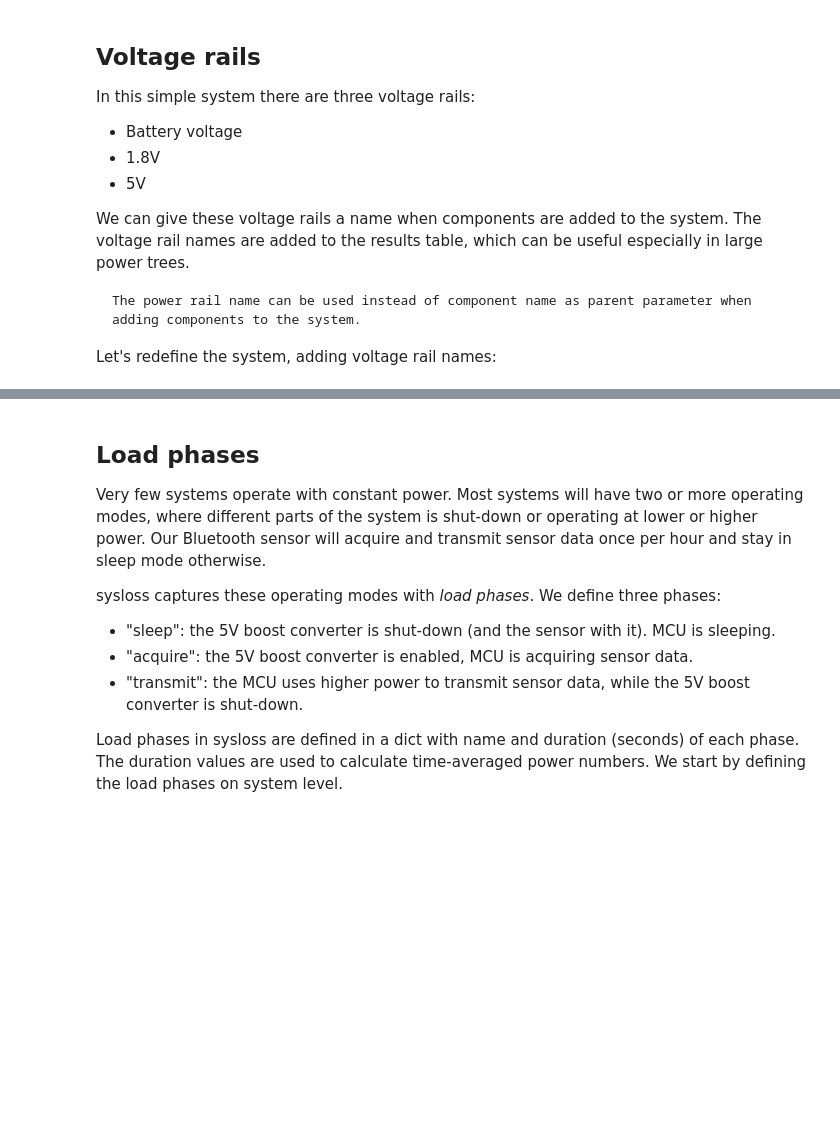
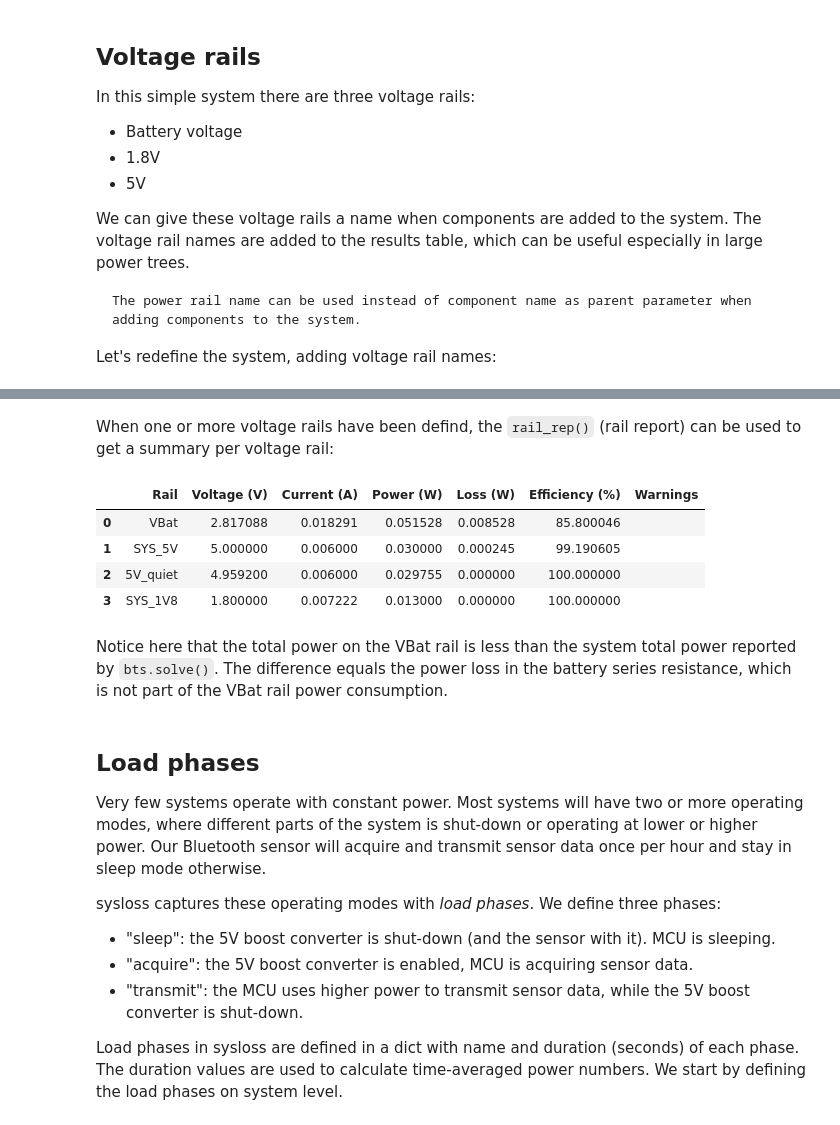
Before and after one commit to geddy11/sysloss, a Jupyter notebook: docs/nb/Bluetooth sensor.ipynb, the cells around one changed output, grey strips where cells are left out. Drawn from its saved outputs; the diff is of its cells as text; code cells hidden in the pictures; blank space fills up the shorter version.

```diff
--- a/docs/nb/Bluetooth sensor.ipynb
+++ b/docs/nb/Bluetooth sensor.ipynb
@@ -96,6 +96,18 @@ bts.solve()
 | 4 | Buck 1.8V | CONVERTER | VBat | 2.817088 | 1.8 | SYS_1V8 | 0.005304 | 0.007222 | 0.014943 | 0.001943 | ... |
 | 5 | MCU | LOAD | SYS_1V8 | 1.8 | 0.0 |  | 0.007222 | 0.0 | 0.013 | 0.0 | ... |
 | 6 | System total |  |  |  |  |  |  | 0.018291 | 0.054874 | 0.012118 | ... |
+# %% [markdown]
+When one or more voltage rails have been defind, the `rail_rep()` (rail report) can be used to get a summary per voltage rail:
+# %%
+bts.rail_rep()
+# %% [output]
+|  | Rail | Voltage (V) | Current (A) | Power (W) | Loss (W) | Efficiency (%) | Warnings |
+| 0 | VBat | 2.817088 | 0.018291 | 0.051528 | 0.008528 | 85.800046 |  |
+| 1 | SYS_5V | 5.000000 | 0.006000 | 0.030000 | 0.000245 | 99.190605 |  |
+| 2 | 5V_quiet | 4.959200 | 0.006000 | 0.029755 | 0.000000 | 100.000000 |  |
+| 3 | SYS_1V8 | 1.800000 | 0.007222 | 0.013000 | 0.000000 | 100.000000 |  |
+# %% [markdown]
+Notice here that the total power on the VBat rail is less than the system total power reported by `bts.solve()`. The difference equals the power loss in the battery series resistance, which is not part of the VBat rail power consumption.
 # %% [markdown]
 ## Load phases
 Very few systems operate with constant power. Most systems will have two or more operating modes, where different parts of the system is shut-down or operating at lower or higher power. Our Bluetooth sensor will acquire and transmit sensor data once per hour and stay in sleep mode otherwise.
```
Also changed, not shown: parts of 2 cells of this notebook, 2 other files.
